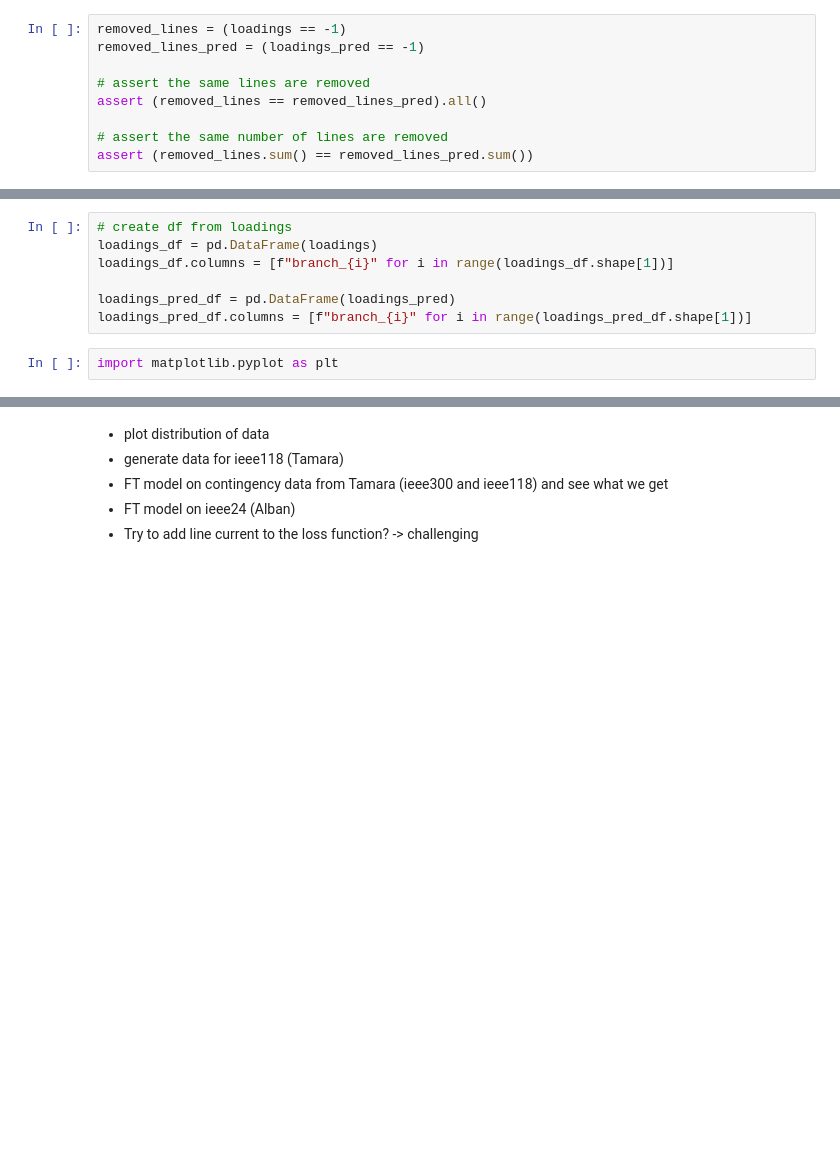
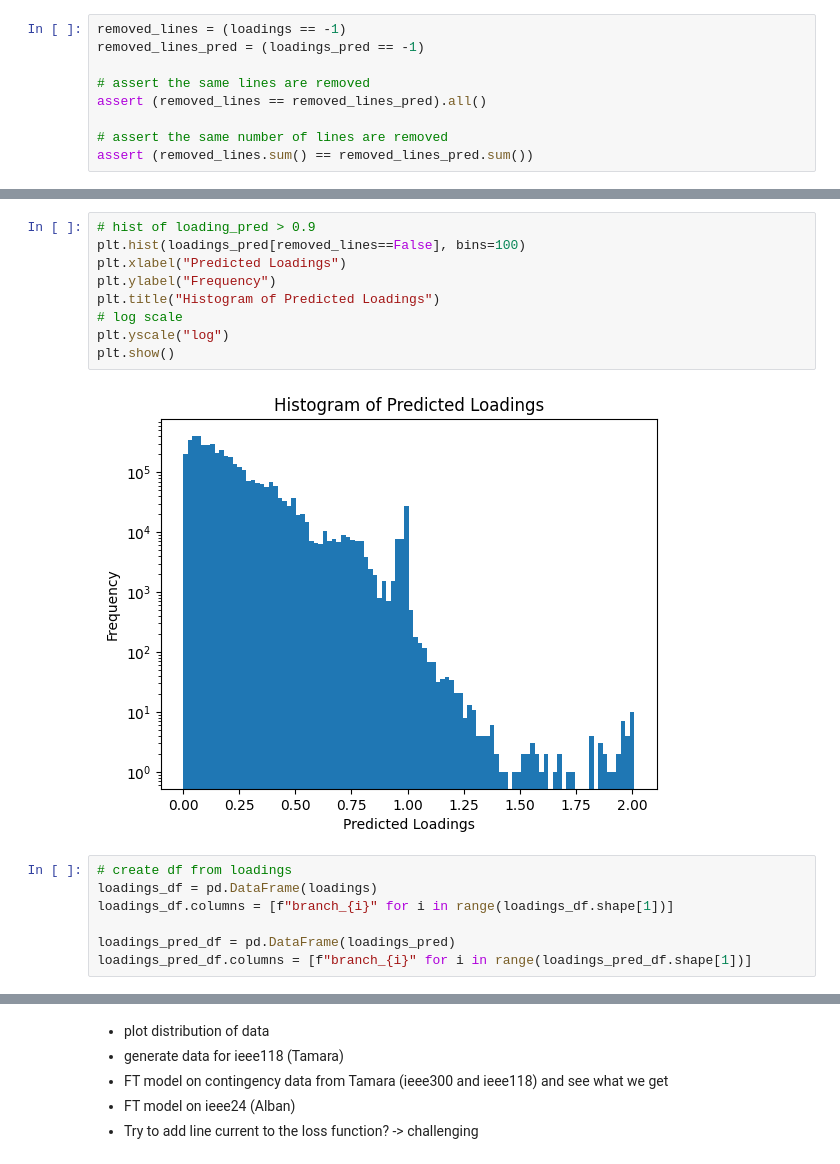
Before and after one commit to gridfm/gridfm-datakit, a Jupyter notebook: notebooks/post_processing.ipynb, the cells around one changed output, grey strips where cells are left out. Saved outputs shown, nothing was run; the diff lists cells and outputs as text; blank space fills up the shorter version.

```diff
--- a/notebooks/post_processing.ipynb
+++ b/notebooks/post_processing.ipynb
@@ -149,3 +161,14 @@ TPR: 0.27713681667170037, FPR: 0.0028563456486138715, TNR: 0.9988302038920485, F
+# %%
+# hist of loading_pred > 0.9
+plt.hist(loadings_pred[removed_lines==False], bins=100)
+plt.xlabel("Predicted Loadings")
+plt.ylabel("Frequency")
+plt.title("Histogram of Predicted Loadings")
+# log scale
+plt.yscale("log")
+plt.show()
+# %% [output]
+[figure, added]
 # %%
 # create df from loadings
 loadings_df = pd.DataFrame(loadings)
@@ -153,7 +176,5 @@ loadings_df.columns = [f"branch_{i}" for i in range(loadings_df.shape[1])]
 
 loadings_pred_df = pd.DataFrame(loadings_pred)
 loadings_pred_df.columns = [f"branch_{i}" for i in range(loadings_pred_df.shape[1])]
-# %%
-import matplotlib.pyplot as plt
 # %%
 # scatter plot of loadings and loadings_pred
```
Also changed, not shown: parts of 8 cells of this notebook.
